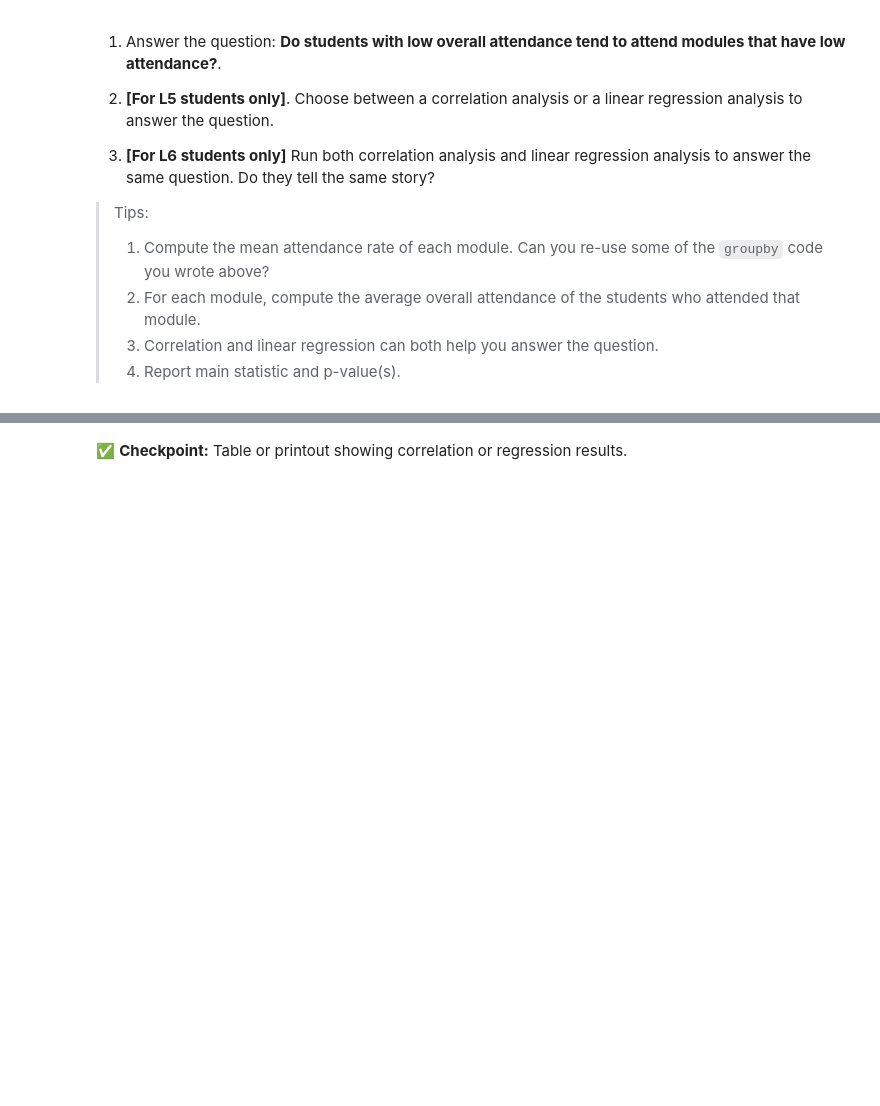
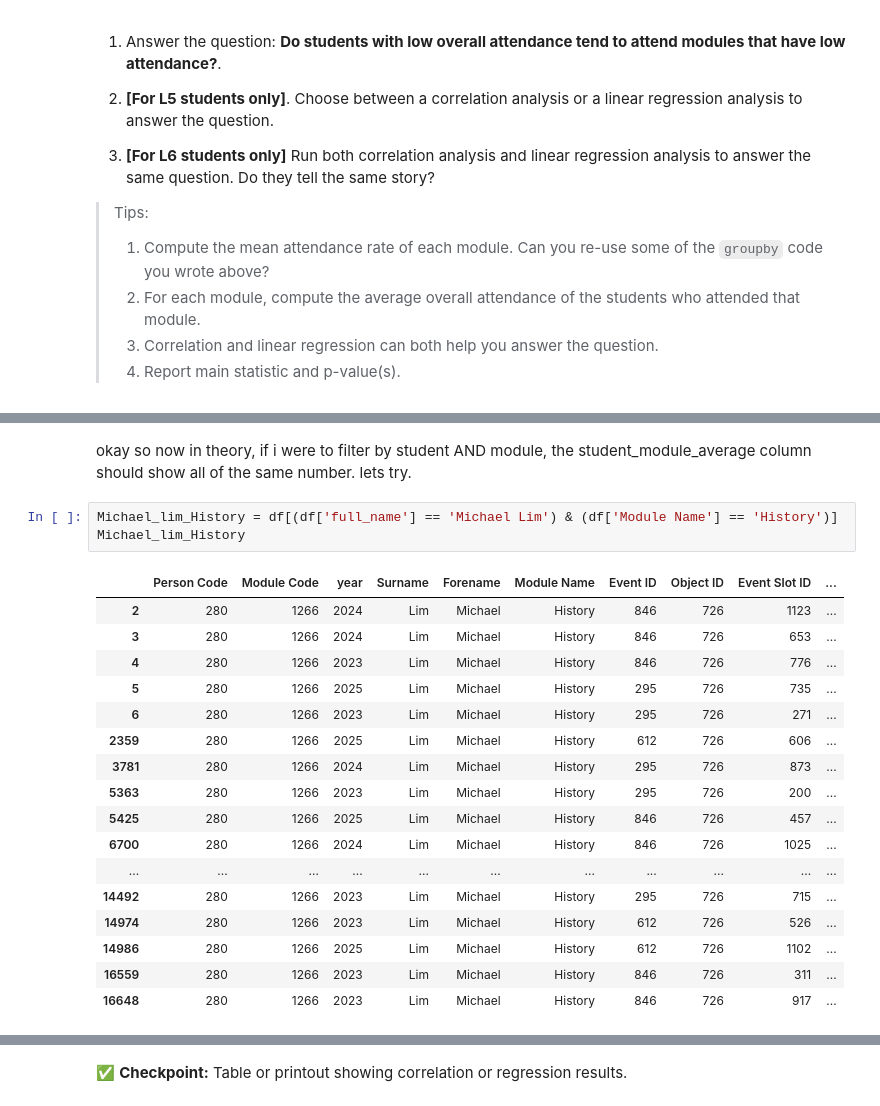
Before and after one commit to shayeliza/datascience_mid_term_sum, a Jupyter notebook: summative1.ipynb, the cells around one changed output, grey strips where cells are left out. Saved outputs shown, nothing was run; the diff lists cells and outputs as text; blank space fills up the shorter version.

```diff
--- a/summative1.ipynb
+++ b/summative1.ipynb
@@ -735,0 +812,23 @@ Error bars essentially tell us how confident we can be about each module's true
+# %% [markdown]
+okay so now in theory, if i were to filter by student AND module, the student_module_average column should show all of the same number. lets try.
+# %%
+Michael_lim_History = df[(df['full_name'] == 'Michael Lim') & (df['Module Name'] == 'History')]
+Michael_lim_History
+# %% [output]
+|  | Person Code | Module Code | year | Surname | Forename | Module Name | Event ID | Object ID | Event Slot ID | ... |
+| 2 | 280 | 1266 | 2024 | Lim | Michael | History | 846 | 726 | 1123 | ... |
+| 3 | 280 | 1266 | 2024 | Lim | Michael | History | 846 | 726 | 653 | ... |
+| 4 | 280 | 1266 | 2023 | Lim | Michael | History | 846 | 726 | 776 | ... |
+| 5 | 280 | 1266 | 2025 | Lim | Michael | History | 295 | 726 | 735 | ... |
+| 6 | 280 | 1266 | 2023 | Lim | Michael | History | 295 | 726 | 271 | ... |
+| 2359 | 280 | 1266 | 2025 | Lim | Michael | History | 612 | 726 | 606 | ... |
+| 3781 | 280 | 1266 | 2024 | Lim | Michael | History | 295 | 726 | 873 | ... |
+| 5363 | 280 | 1266 | 2023 | Lim | Michael | History | 295 | 726 | 200 | ... |
+| 5425 | 280 | 1266 | 2025 | Lim | Michael | History | 846 | 726 | 457 | ... |
+| 6700 | 280 | 1266 | 2024 | Lim | Michael | History | 846 | 726 | 1025 | ... |
+| ... | ... | ... | ... | ... | ... | ... | ... | ... | ... | ... |
+| 14492 | 280 | 1266 | 2023 | Lim | Michael | History | 295 | 726 | 715 | ... |
+| 14974 | 280 | 1266 | 2023 | Lim | Michael | History | 612 | 726 | 526 | ... |
+| 14986 | 280 | 1266 | 2025 | Lim | Michael | History | 612 | 726 | 1102 | ... |
+| 16559 | 280 | 1266 | 2023 | Lim | Michael | History | 846 | 726 | 311 | ... |
+| 16648 | 280 | 1266 | 2023 | Lim | Michael | History | 846 | 726 | 917 | ... |
```
Also changed, not shown: parts of 10 cells of this notebook.
